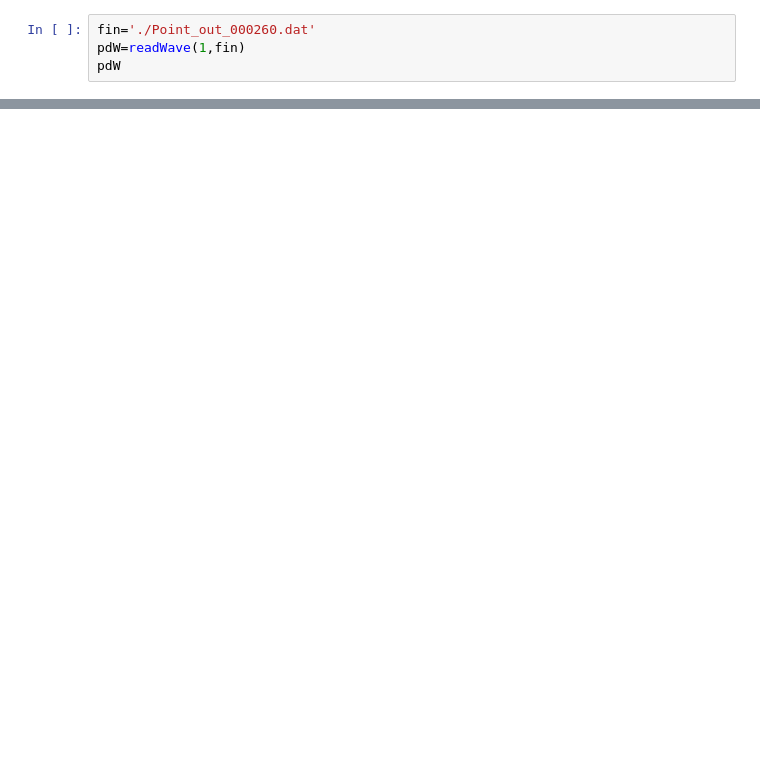
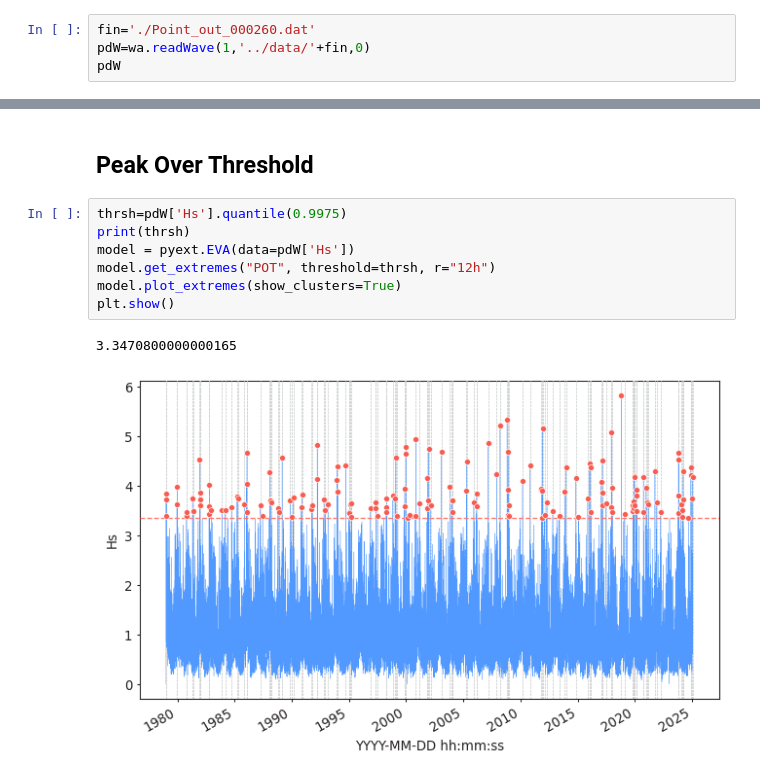
Before and after one commit to giospud/meteocean-tools, a Jupyter notebook: EVA/eva.ipynb, the cells around one changed output, grey strips where cells are left out. Cells and saved outputs as stored; diff of their text form; blank space fills up the shorter version.

```diff
--- a/EVA/eva.ipynb
+++ b/EVA/eva.ipynb
@@ -27,5 +8,5 @@ def readWave(iu,fp):
 # %%
 fin='./Point_out_000260.dat'
-pdW=readWave(1,fin)
+pdW=wa.readWave(1,'../data/'+fin,0)
 pdW
 # %% [output]
@@ -62,0 +80,12 @@ For example, when doing 'df[col].method(value, inplace=True)', try using 'df.met
+# %% [markdown]
+## Peak Over Threshold
+# %%
+thrsh=pdW['Hs'].quantile(0.9975)
+print(thrsh)
+model = pyext.EVA(data=pdW['Hs'])
+model.get_extremes("POT", threshold=thrsh, r="12h")
+model.plot_extremes(show_clusters=True)
+plt.show()
+# %% [output]
+3.3470800000000165
+[figure, added]
```
Also changed, not shown: parts of 12 cells of this notebook, 1 other file.
